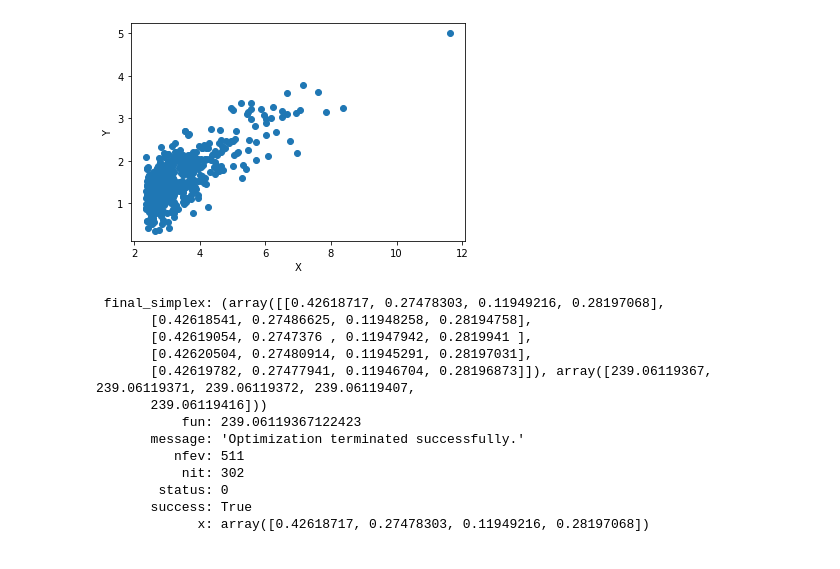
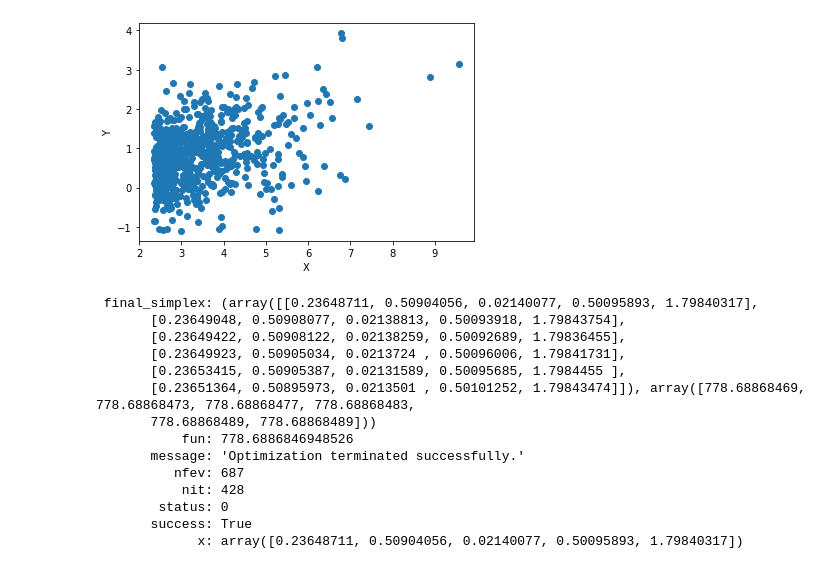
Before and after one commit to Jbrich95/CondExtremesPy, a Jupyter notebook: CondExtremesBivariateFit.ipynb, the cells around one changed output. Cells and saved outputs as stored; diff of their text form; code cells hidden in the pictures.

```diff
--- a/CondExtremesBivariateFit.ipynb
+++ b/CondExtremesBivariateFit.ipynb
@@ -45,48 +12,49 @@ def CondExtBivNegLogLik(x, X_data, Y_data, use_DL=True,alpha_range = [0,1]):
 # %%
 # Create toy data. We require X to be Laplace.
-X = laplace(0,1).rvs(10000)
+X = laplace(0,1).rvs(15000)
 
 #We'll also let Z be Gaussian noise, albeit not standard
 
 #Condition on X being larger than some high quantile u
 
 u = np.quantile(X,0.95)
 X = X[X>u]
 Z = np.random.normal(loc = 0.2,scale = 0.3,size=len(X))
 
-Y = 0.4 * X + Z*(X**0.2)
+Y = 0.1 * X + Z*(X**0.7)
 
 
 fig=plt.figure()
 plt.scatter(X,Y)
 plt.xlabel("X")
 plt.ylabel("Y")
 plt.show()
 # %% [output]
-[figure, old version]
+[figure, new version]
 # %%
-## Fit distribution.
+## Fit distribution. We will use Delta-Laplace margins.
 
-init_par=np.random.rand(4)
+init_par=np.random.rand(5)
 
 X_data, Y_data = X,Y
 
-fit = minimize(fun = CondExtBivNegLogLik,x0 = init_par, args=(X_data,Y_data,False,[0,1]),
+fit = minimize(fun = CondExtBivNegLogLik,x0 = init_par, args=(X_data,Y_data,True,[0,1]),
                method="Nelder-Mead")
 fit
 # %% [output]
- final_simplex: (array([[0.42618717, 0.27478303, 0.11949216, 0.28197068],
-       [0.42618541, 0.27486625, 0.11948258, 0.28194758],
-       [0.42619054, 0.2747376 , 0.11947942, 0.2819941 ],
-       [0.42620504, 0.27480914, 0.11945291, 0.28197031],
-       [0.42619782, 0.27477941, 0.11946704, 0.28196873]]), array([239.06119367, 239.06119371, 239.06119372, 239.06119407,
-       239.06119416]))
-           fun: 239.06119367122423
+ final_simplex: (array([[0.23648711, 0.50904056, 0.02140077, 0.50095893, 1.79840317],
+       [0.23649048, 0.50908077, 0.02138813, 0.50093918, 1.79843754],
+       [0.23649422, 0.50908122, 0.02138259, 0.50092689, 1.79836455],
+       [0.23649923, 0.50905034, 0.0213724 , 0.50096006, 1.79841731],
+       [0.23653415, 0.50905387, 0.02131589, 0.50095685, 1.7984455 ],
+       [0.23651364, 0.50895973, 0.0213501 , 0.50101252, 1.79843474]]), array([778.68868469, 778.68868473, 778.68868477, 778.68868483,
+       778.68868489, 778.68868489]))
+           fun: 778.6886846948526
        message: 'Optimization terminated successfully.'
-          nfev: 511
-           nit: 302
+          nfev: 687
+           nit: 428
         status: 0
        success: True
-             x: array([0.42618717, 0.27478303, 0.11949216, 0.28197068])
+             x: array([0.23648711, 0.50904056, 0.02140077, 0.50095893, 1.79840317])
 # %%
 # Overlay conditional quantiles, given X > u, on Scatter plot
```
Also changed, not shown: parts of 4 cells of this notebook, 3 other files.
